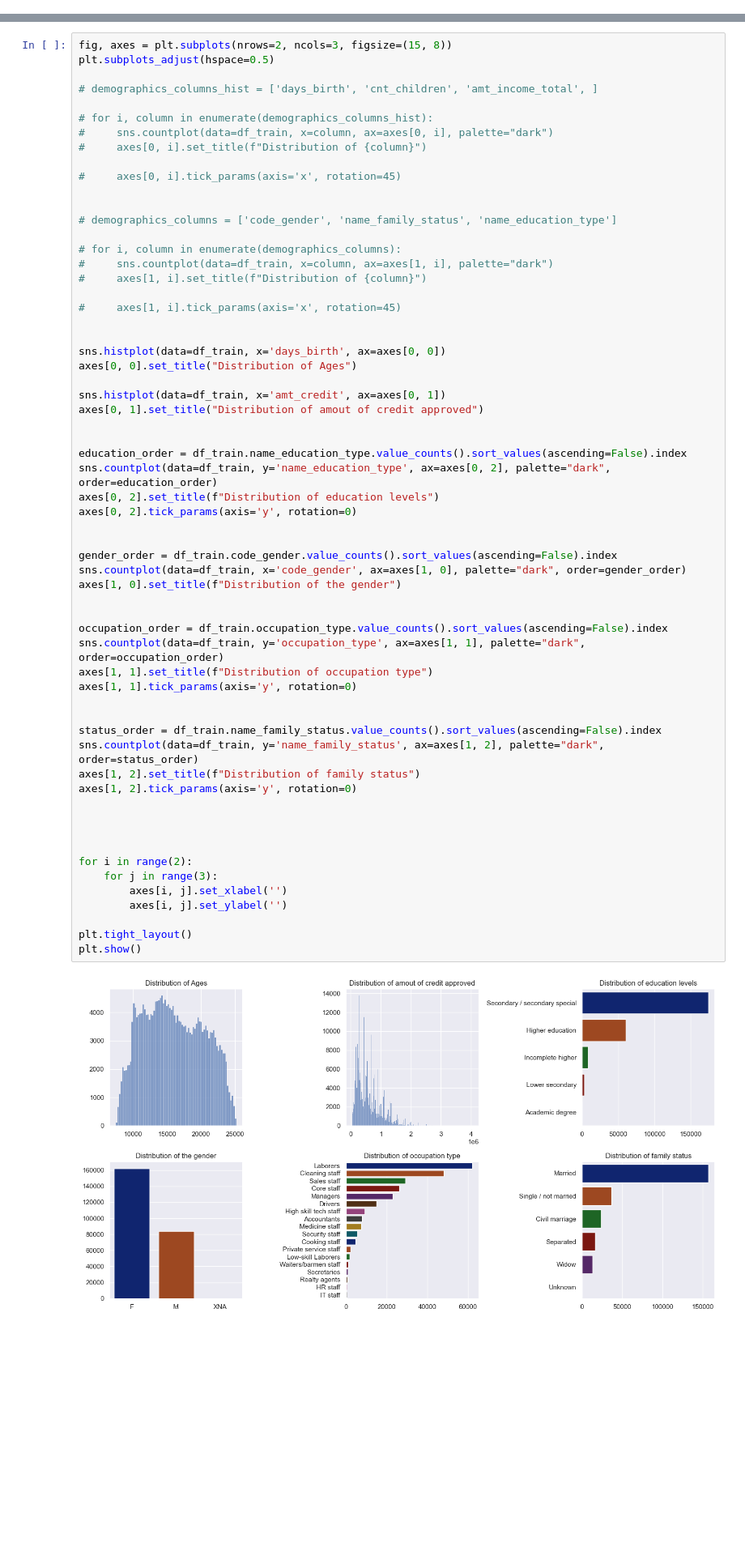
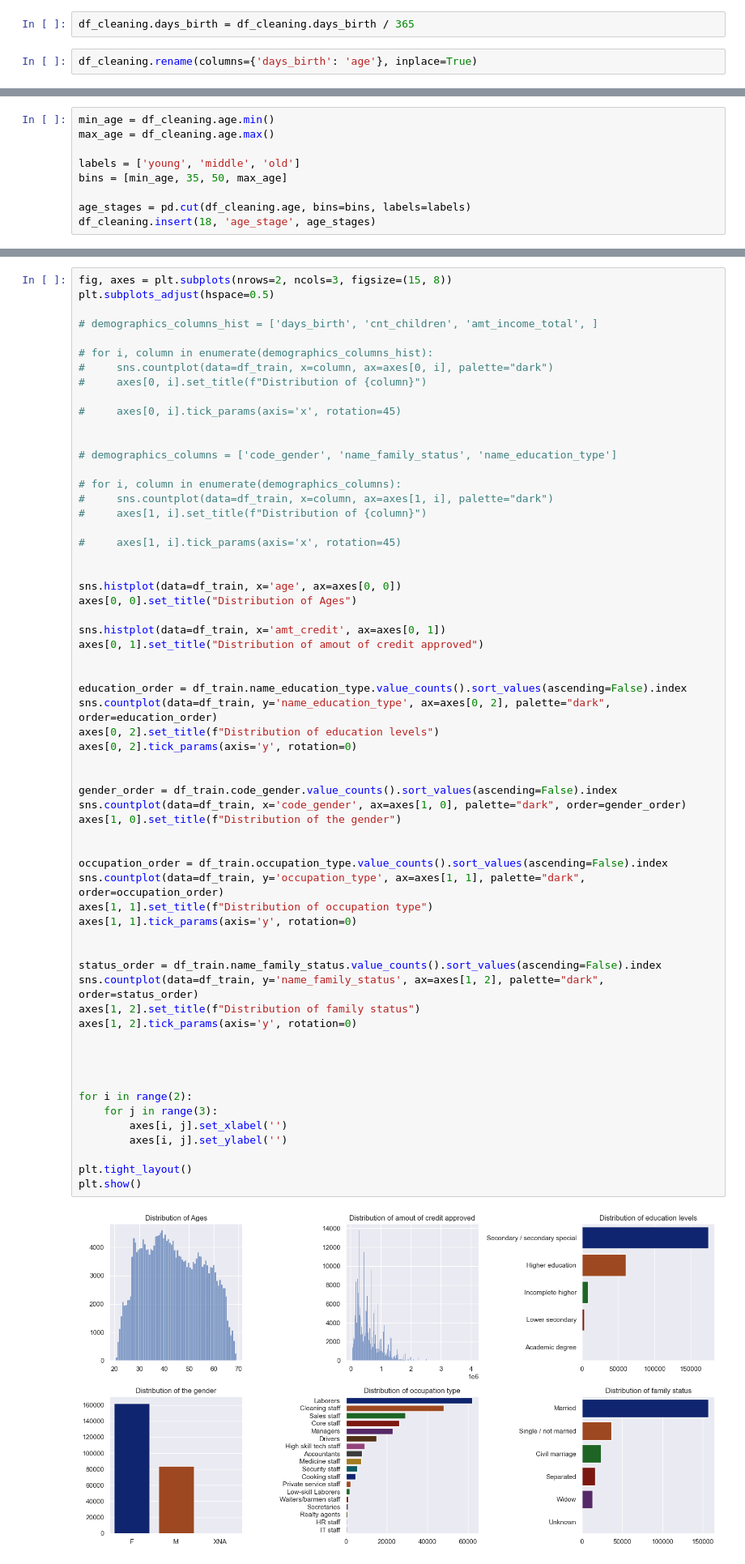
Before and after one commit to mo7amed7assan1911/Loan_Default_Study, a Jupyter notebook: Loan_Default_Study.ipynb, the cells around one changed output, grey strips where cells are left out. Shown at 81% size. Cells and saved outputs as stored; diff of their text form; blank space fills up the shorter version.

```diff
--- a/Loan_Default_Study.ipynb
+++ b/Loan_Default_Study.ipynb
@@ -533,0 +556,4 @@ df_cleaning[days_columns].head(1)
+# %%
+df_cleaning.days_birth = df_cleaning.days_birth / 365
+# %%
+df_cleaning.rename(columns={'days_birth': 'age'}, inplace=True)
@@ -534,2 +564,11 @@ df_cleaning[days_columns].head(1)
+# %%
+min_age = df_cleaning.age.min()
+max_age = df_cleaning.age.max()
+
+labels = ['young', 'middle', 'old']
+bins = [min_age, 35, 50, max_age]
+
+age_stages = pd.cut(df_cleaning.age, bins=bins, labels=labels)
+df_cleaning.insert(18, 'age_stage', age_stages)
 # %% [markdown]
 > Cleaning missing values in numeric columns
@@ -623,7 +658,7 @@ plt.subplots_adjust(hspace=0.5)
 #     axes[1, i].tick_params(axis='x', rotation=45)
 
 
-sns.histplot(data=df_train, x='days_birth', ax=axes[0, 0])
+sns.histplot(data=df_train, x='age', ax=axes[0, 0])
 axes[0, 0].set_title("Distribution of Ages")
 
 sns.histplot(data=df_train, x='amt_credit', ax=axes[0, 1])
@@ -636,31 +671,31 @@ axes[0, 2].set_title(f"Distribution of education levels")
 axes[0, 2].tick_params(axis='y', rotation=0)
 
 
 gender_order = df_train.code_gender.value_counts().sort_values(ascending=False).index
 sns.countplot(data=df_train, x='code_gender', ax=axes[1, 0], palette="dark", order=gender_order)
 axes[1, 0].set_title(f"Distribution of the gender")
 
 
 occupation_order = df_train.occupation_type.value_counts().sort_values(ascending=False).index
 sns.countplot(data=df_train, y='occupation_type', ax=axes[1, 1], palette="dark", order=occupation_order)
 axes[1, 1].set_title(f"Distribution of occupation type")
 axes[1, 1].tick_params(axis='y', rotation=0)
 
 
 status_order = df_train.name_family_status.value_counts().sort_values(ascending=False).index
 sns.countplot(data=df_train, y='name_family_status', ax=axes[1, 2], palette="dark", order=status_order)
 axes[1, 2].set_title(f"Distribution of family status")
 axes[1, 2].tick_params(axis='y', rotation=0)
 
 
 
 
 for i in range(2):
     for j in range(3):
         axes[i, j].set_xlabel('')
         axes[i, j].set_ylabel('')
 
 plt.tight_layout()
 plt.show()
 # %% [output]
-[figure, old version]
+[figure, new version]
```
Also changed, not shown: parts of 22 cells of this notebook.
